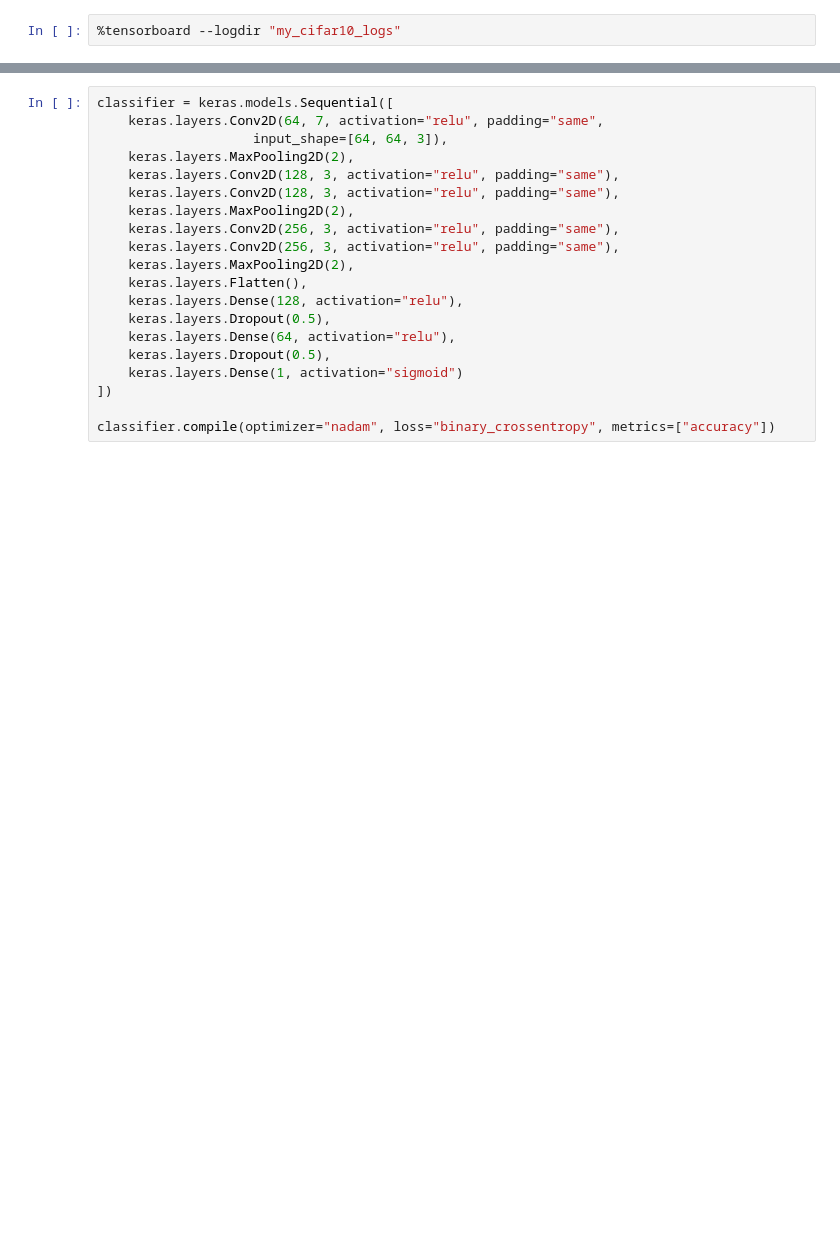
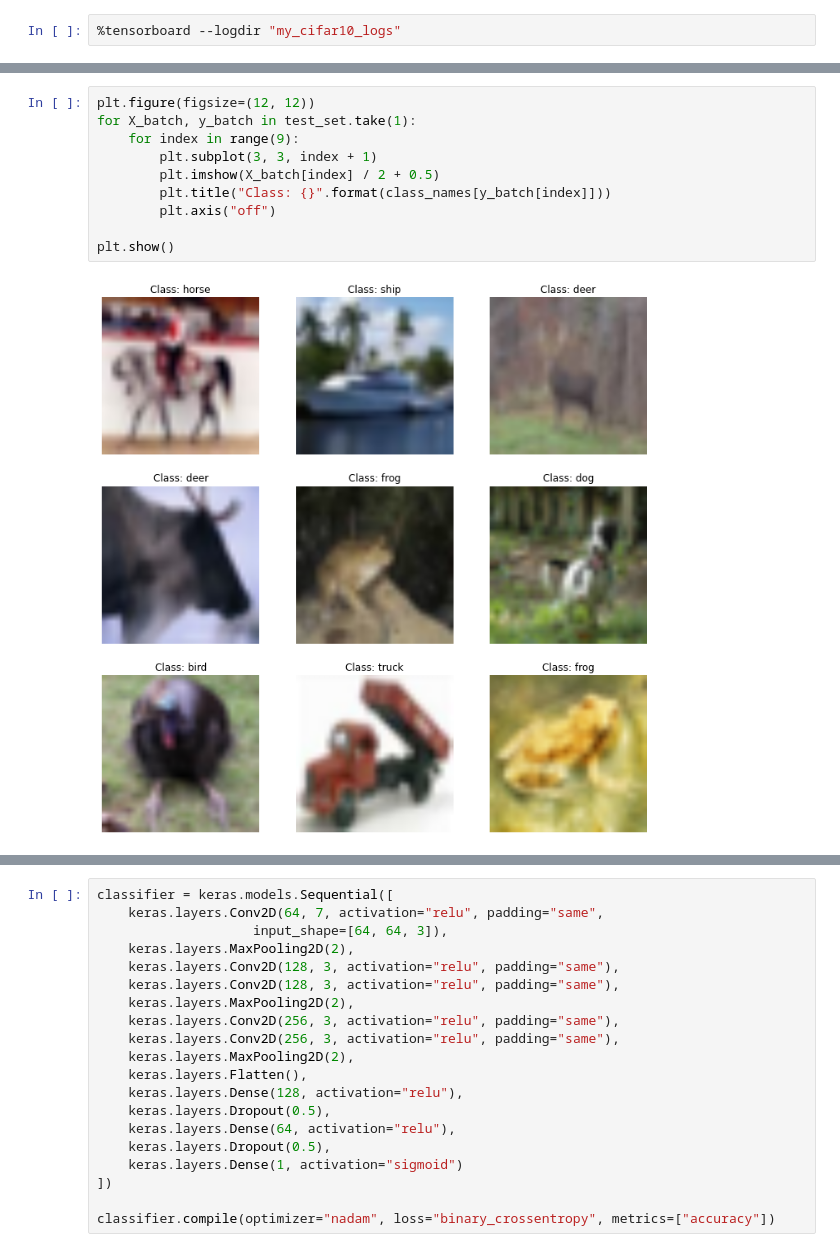
Before and after one commit to EDequidt/tp_image_deeplearningynov, a Jupyter notebook: cnn_bastien.ipynb, the cells around one changed output, grey strips where cells are left out. Cells and saved outputs as stored; diff of their text form; blank space fills up the shorter version.

```diff
--- a/cnn_bastien.ipynb
+++ b/cnn_bastien.ipynb
@@ -122,0 +257,12 @@ model.evaluate(X_test_scaled, y_test)
+# %%
+plt.figure(figsize=(12, 12))
+for X_batch, y_batch in test_set.take(1):
+    for index in range(9):
+        plt.subplot(3, 3, index + 1)
+        plt.imshow(X_batch[index] / 2 + 0.5)
+        plt.title("Class: {}".format(class_names[y_batch[index]]))
+        plt.axis("off")
+
+plt.show()
+# %% [output]
+[figure, added]
```
Also changed, not shown: parts of 40 cells of this notebook.
